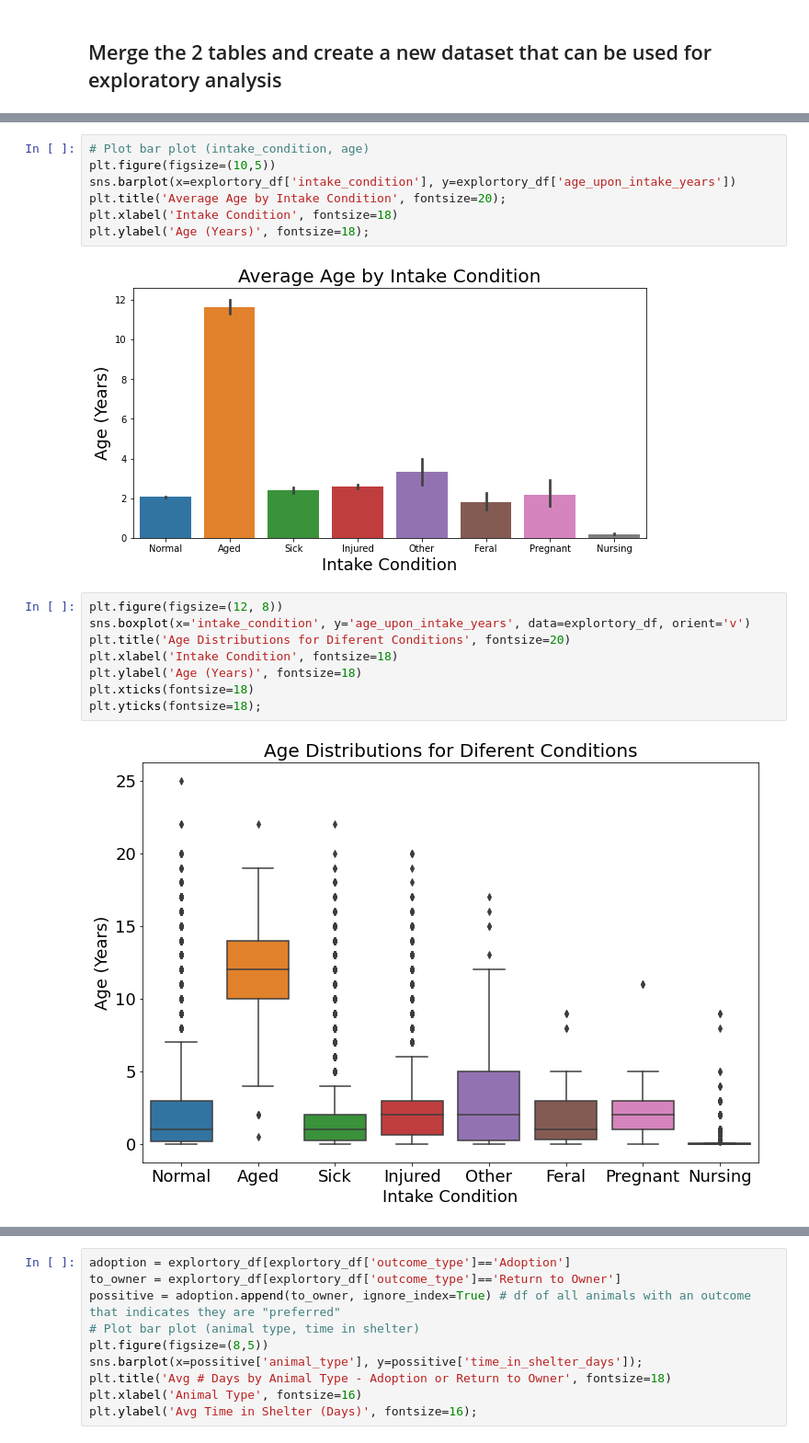
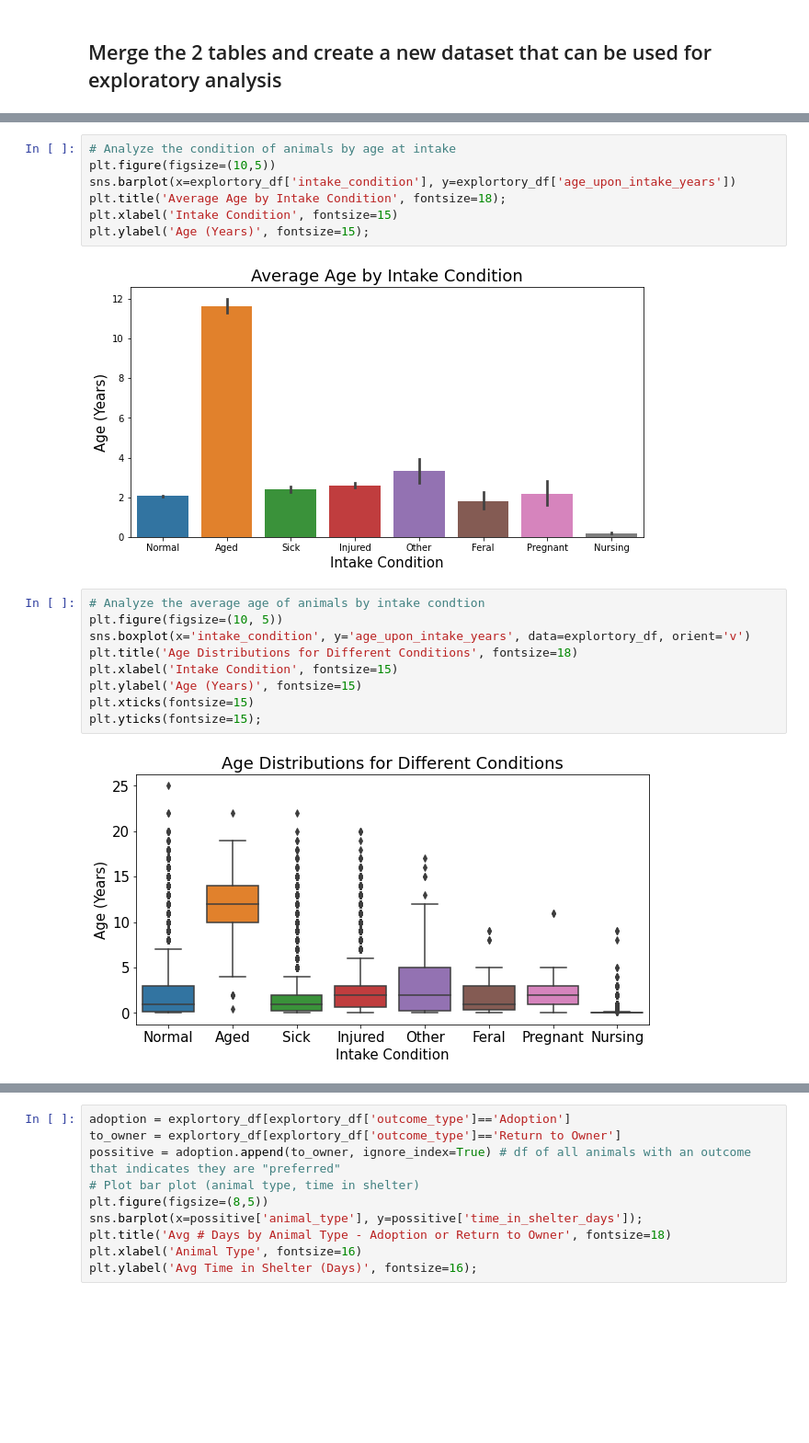
Before and after one commit to hookjamesa/austin_animal_shelter_analysis, a Jupyter notebook: segment2_starter_code.ipynb, the cells around one changed output, grey strips where cells are left out. Shown at 92% size. Drawn from its saved outputs; the diff is of its cells as text; blank space fills up the shorter version.

```diff
--- a/segment2_starter_code.ipynb
+++ b/segment2_starter_code.ipynb
@@ -284,20 +282,21 @@ plt.yticks(fontsize=18);
 # %%
-# Plot bar plot (intake_condition, age)
+# Analyze the condition of animals by age at intake
 plt.figure(figsize=(10,5))
 sns.barplot(x=explortory_df['intake_condition'], y=explortory_df['age_upon_intake_years'])
-plt.title('Average Age by Intake Condition', fontsize=20);
-plt.xlabel('Intake Condition', fontsize=18)
-plt.ylabel('Age (Years)', fontsize=18);
+plt.title('Average Age by Intake Condition', fontsize=18);
+plt.xlabel('Intake Condition', fontsize=15)
+plt.ylabel('Age (Years)', fontsize=15);
 # %% [output]
-[figure, old version]
+[figure, new version]
 # %%
-plt.figure(figsize=(12, 8))
+# Analyze the average age of animals by intake condtion
+plt.figure(figsize=(10, 5))
 sns.boxplot(x='intake_condition', y='age_upon_intake_years', data=explortory_df, orient='v')
-plt.title('Age Distributions for Diferent Conditions', fontsize=20)
-plt.xlabel('Intake Condition', fontsize=18)
-plt.ylabel('Age (Years)', fontsize=18)
-plt.xticks(fontsize=18)
-plt.yticks(fontsize=18);
+plt.title('Age Distributions for Different Conditions', fontsize=18)
+plt.xlabel('Intake Condition', fontsize=15)
+plt.ylabel('Age (Years)', fontsize=15)
+plt.xticks(fontsize=15)
+plt.yticks(fontsize=15);
 # %% [output]
-[figure, old version]
+[figure, new version]
 # %%
```
Also changed, not shown: parts of 13 cells of this notebook.
